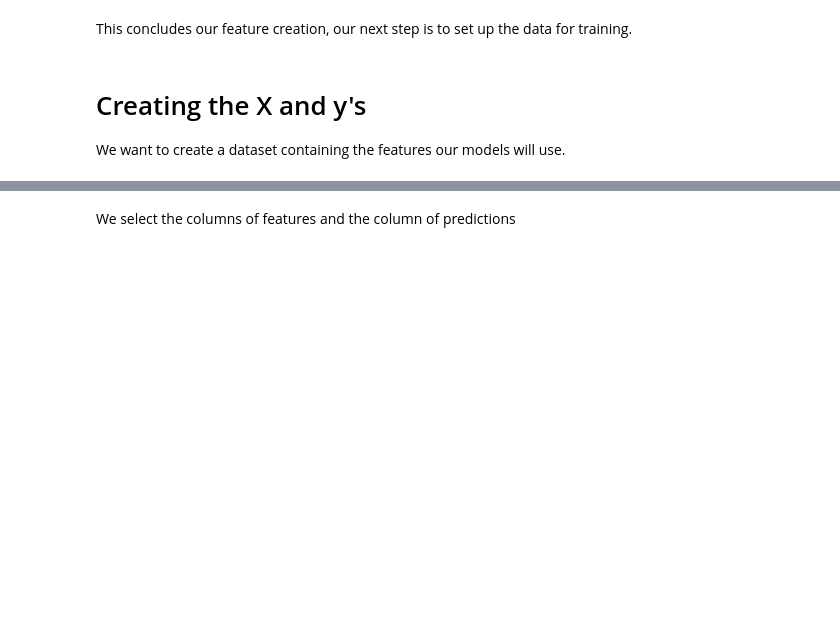
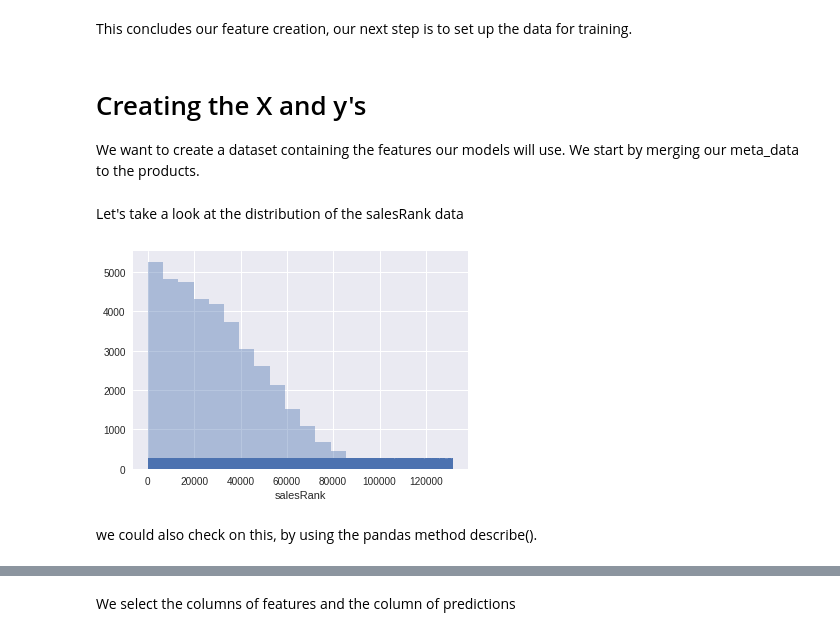
Before and after one commit to mptcloud/hackon_data, a Jupyter notebook: Forecasting.ipynb, the cells around one changed output, grey strips where cells are left out. Drawn from its saved outputs; the diff is of its cells as text; code cells hidden in the pictures; blank space fills up the shorter version.

```diff
--- a/Forecasting.ipynb
+++ b/Forecasting.ipynb
@@ -431,7 +431,14 @@ This concludes our feature creation, our next step is to set up the data for tra
 # %% [markdown]
 # Creating the X and y's
 
-We want to create a dataset containing the features our models will use.
+We want to create a dataset containing the features our models will use. We start by merging our meta_data to the products.
 # %%
-Xy_df= df_products.drop(['firstReviewDay','daysSinceFirstReview'],axis=1)
-Xy_df=Xy_df.merge(df_meta, left_index=True,right_on='asin')
+Xy_df=df_products.merge(df_meta, left_index=True,right_on='asin')
+# %% [markdown]
+Let's take a look at the distribution of the salesRank data
+# %%
+sns.distplot(Xy_df.salesRank, bins=20, kde=False, rug=True);
+# %% [output]
+[figure, added]
+# %% [markdown]
+we could also check on this, by using the pandas method describe().
```
Also changed, not shown: parts of 24 cells of this notebook.
